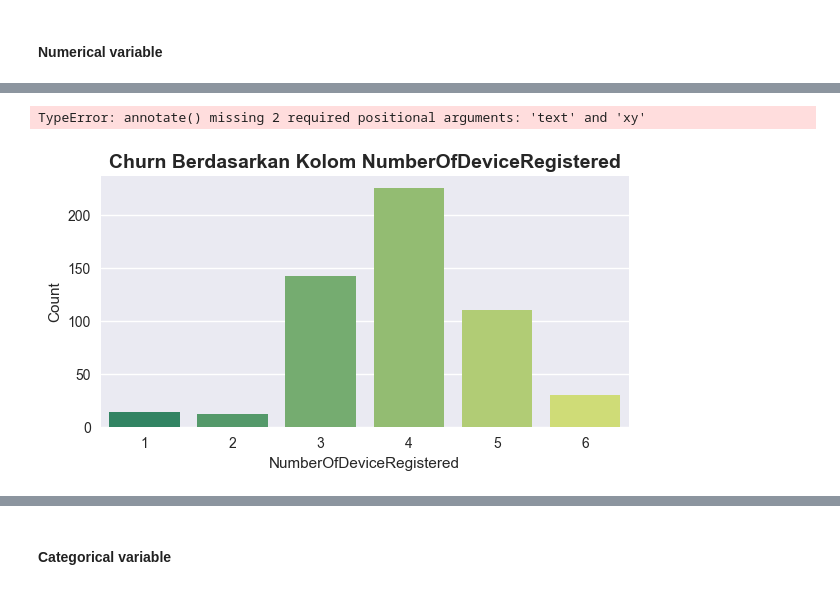
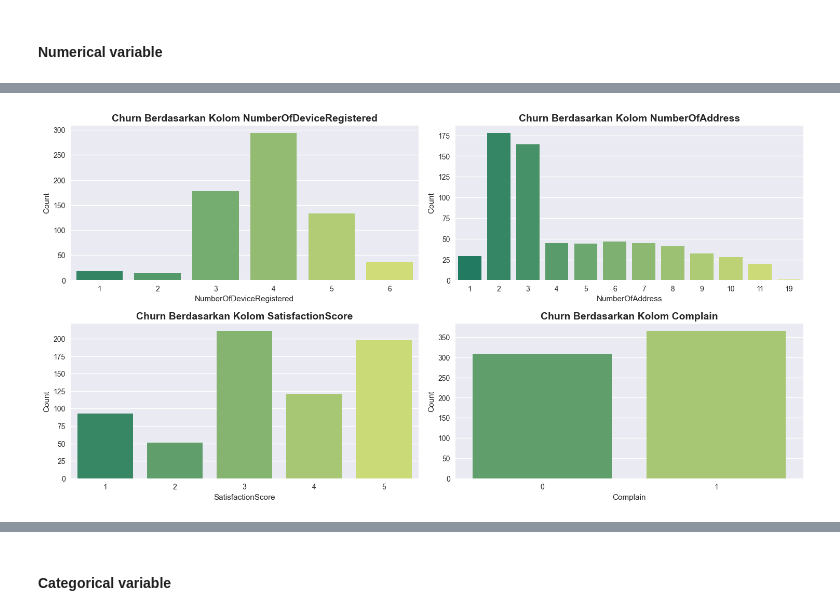
Before and after one commit to fathurizkym/ecommerce_churn_analysis, a Jupyter notebook: notebooks/E-Commerce_Customer_Churn.ipynb, the cells around one changed output, grey strips where cells are left out. Cells and saved outputs as stored; diff of their text form; code cells hidden in the pictures.

```diff
--- a/notebooks/E-Commerce_Customer_Churn.ipynb
+++ b/notebooks/E-Commerce_Customer_Churn.ipynb
@@ -226,8 +226,8 @@ cmap = plt.get_cmap("summer")
 a=1
 for i in kontinu:
     plt.subplot(4,2,a)
-    sns.histplot(x=df[df["Churn"]==0][i],kde=True,color=cmap([100]))
-    sns.histplot(x=df[df["Churn"]==1][i],kde=True,color=cmap([350]))
+    sns.histplot(x=df[df["Churn"]==0][i],color=cmap([100]))
+    sns.histplot(x=df[df["Churn"]==1][i],color=cmap([350]))
     plt.legend(labels=["Tidak Churn", "Churn"])
     plt.tight_layout()
     plt.title(f"Distribusi Kolom {i} Terhadap Churn", fontsize=14, weight='bold')
@@ -244,22 +245,20 @@ __Insight :__
 # %%
 # Cek variabel numerikal diskrit dan kategorikal ordinal
 
 diskritOrdinal = ["NumberOfDeviceRegistered", "NumberOfAddress", "SatisfactionScore", "Complain"]
 
 plt.figure(figsize=(15,15))
 
 a=1
 for i in diskritOrdinal:
     plt.subplot(4,2,a)
     plt.style.use("seaborn")
     sns.countplot(x=df[df["Churn"]==1][i], palette="summer")
     plt.title(f"Churn Berdasarkan Kolom {i}", fontsize=14, weight="bold")
     plt.ylabel("Count")
-    plt.annotate()
     a+=1
     plt.tight_layout()
 
 plt.show()
 # %% [output]
-TypeError: annotate() missing 2 required positional arguments: 'text' and 'xy'
-[figure, old version]
+[figure, new version]
```
Also changed, not shown: parts of 7 cells of this notebook, 1 other file.
